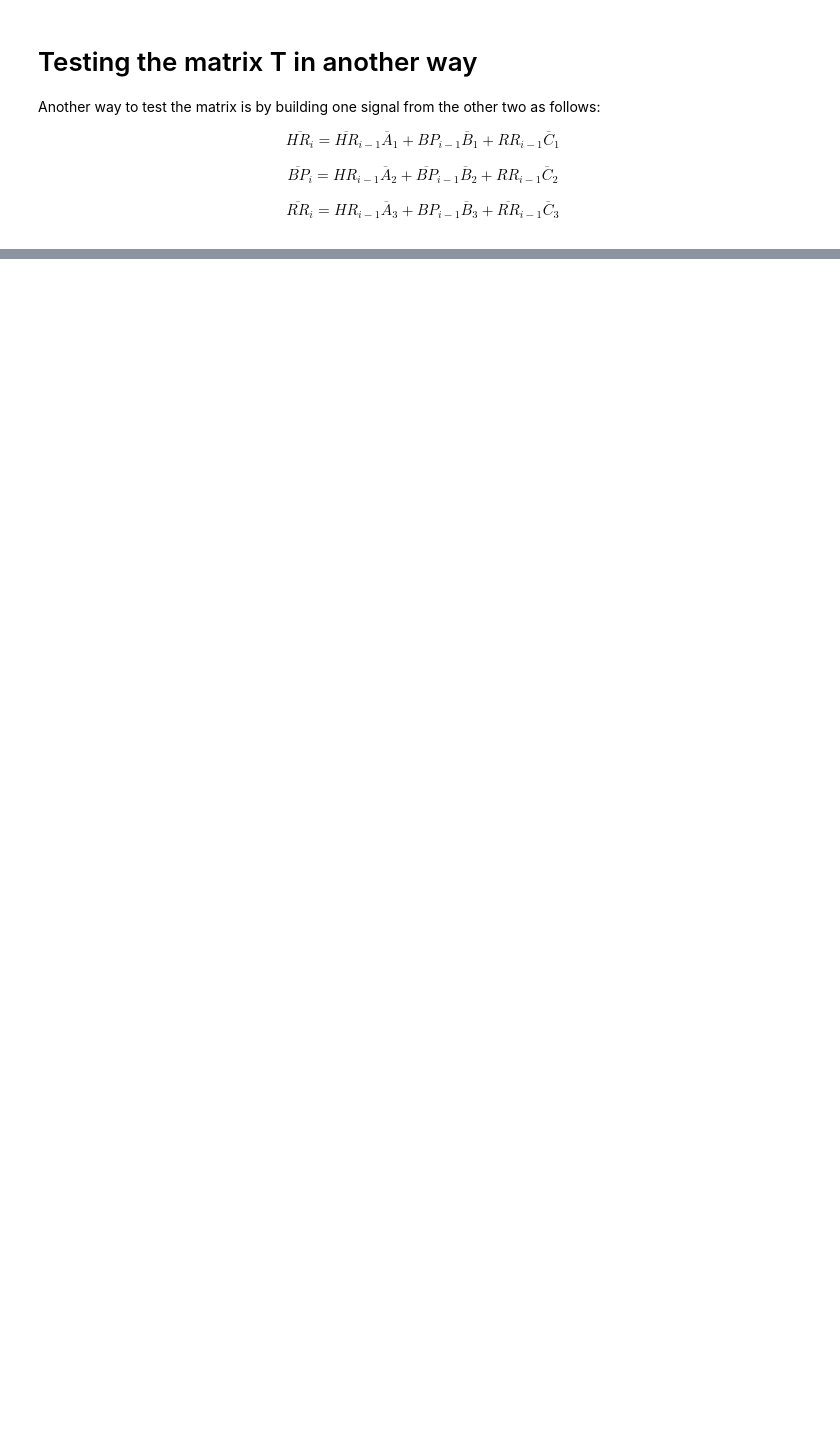
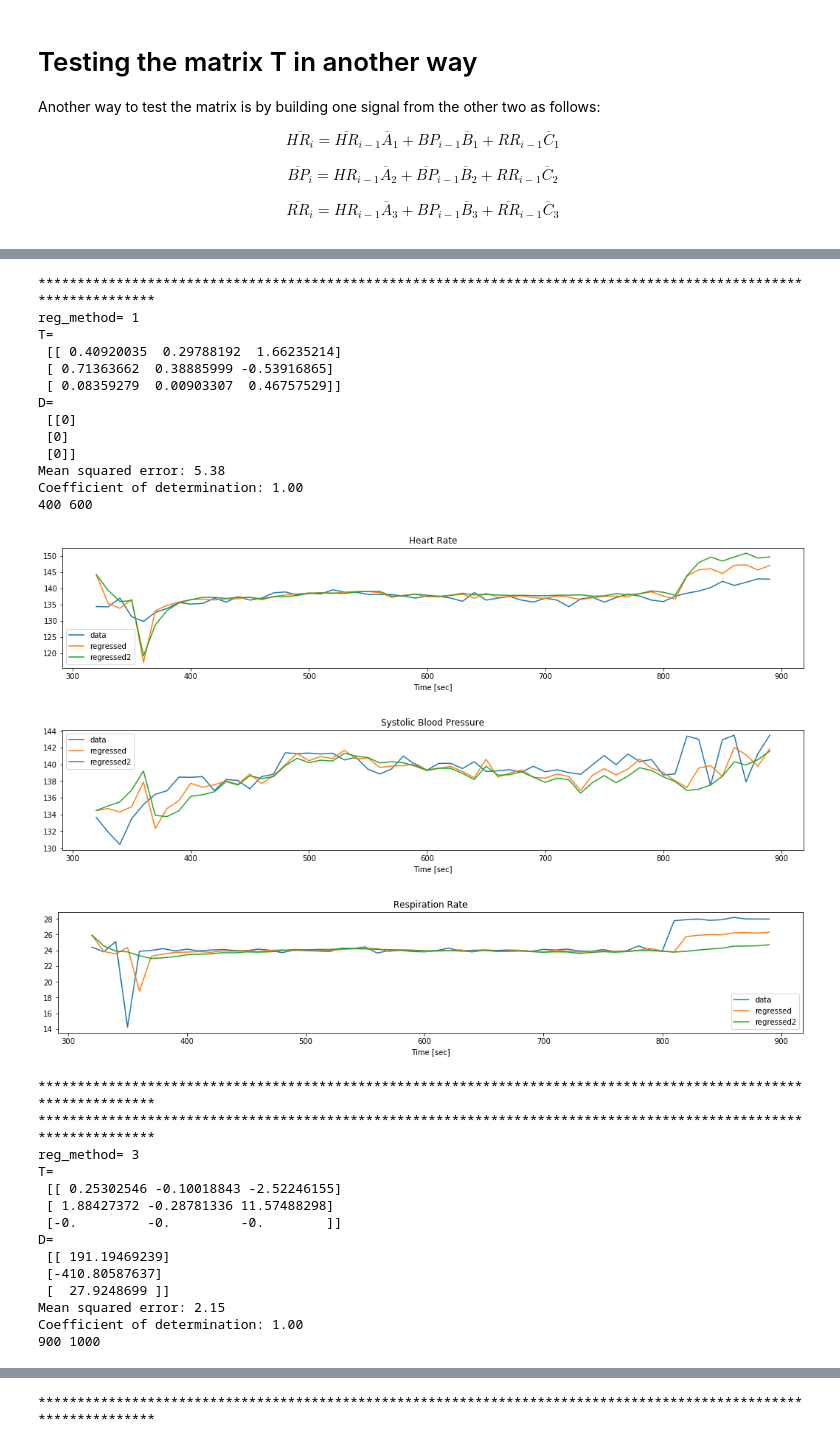
Before and after one commit to aliabufoul/SLDS, a Jupyter notebook: main.ipynb, the cells around one changed output, grey strips where cells are left out. Saved outputs shown, nothing was run; the diff lists cells and outputs as text; code cells hidden in the pictures; blank space fills up the shorter version.

Commit message:
First try of learning different models

```diff
--- a/main.ipynb
+++ b/main.ipynb
@@ -302,0 +348,32 @@ for start_point_train in [0]:
+# %%
+%run configuration.ipynb
+models = []
+def all_models(start, end):
+    for start_ in np.arange(start, end + 100, 100):
+        for end_ in np.arange(start_ + 100, end + 100, 100):
+            for reg_method in [1,3]:
+                print("-", end = " ")
+                models.append(find_T(start_, end_, reg_method))
+    return models
+# %%
+%run configuration.ipynb
+def perfect_model(models, start, end):
+    fit = False
+    for end_ in np.arange(start + 100, end + 100, 100):
+        print(" ")
+        print(start, end_)
+        pre_fit = fit
+        fit = False
+        for model_ in models:
+            prediction = test_T(model_, start, end_)
+            wn,_,_,_ = white_noise(prediction.data_pred-prediction.data_test,0)
+            print(wn, end = " ")
+            if wn == True:
+                fit = True
+                prediction_res = prediction
+                end_res = end_
+                break
+        if (fit == False and pre_fit == True) or (fit == True and end_ == end):
+            return prediction_res, end_res
+# %%
+models = all_models(300,1300)
@@ -302,0 +382,7 @@ for start_point_train in [0]:
+# %%
+predictions = []
+prediction, end = perfect_model(models,300,1300)
+predictions.append(prediction)
+while end != 1300:
+    prediction, end = perfect_model(models,end,1300)
+    predictions.append(prediction)
@@ -302,0 +407,34 @@ for start_point_train in [0]:
+# %%
+for i in range(len(predictions)):
+    print_prediction_results(predictions[i])
+# %% [output]
+*****************************************************************************************************************
+reg_method= 1
+T=
+ [[ 0.40920035  0.29788192  1.66235214]
+ [ 0.71363662  0.38885999 -0.53916865]
+ [ 0.08359279  0.00903307  0.46757529]]
+D=
+ [[0]
+ [0]
+ [0]]
+Mean squared error: 5.38
+Coefficient of determination: 1.00
+400 600
+[figure, added]
+[figure, added]
+[figure, added]
+*****************************************************************************************************************
+*****************************************************************************************************************
+reg_method= 3
+T=
+ [[ 0.25302546 -0.10018843 -2.52246155]
+ [ 1.88427372 -0.28781336 11.57488298]
+ [-0.         -0.         -0.        ]]
+D=
+ [[ 191.19469239]
+ [-410.80587637]
+ [  27.9248699 ]]
+Mean squared error: 2.15
+Coefficient of determination: 1.00
+900 1000
@@ -302,0 +461 @@ for start_point_train in [0]:
+*****************************************************************************************************************
```
Also changed, not shown: parts of 15 cells of this notebook, 5 other files.
